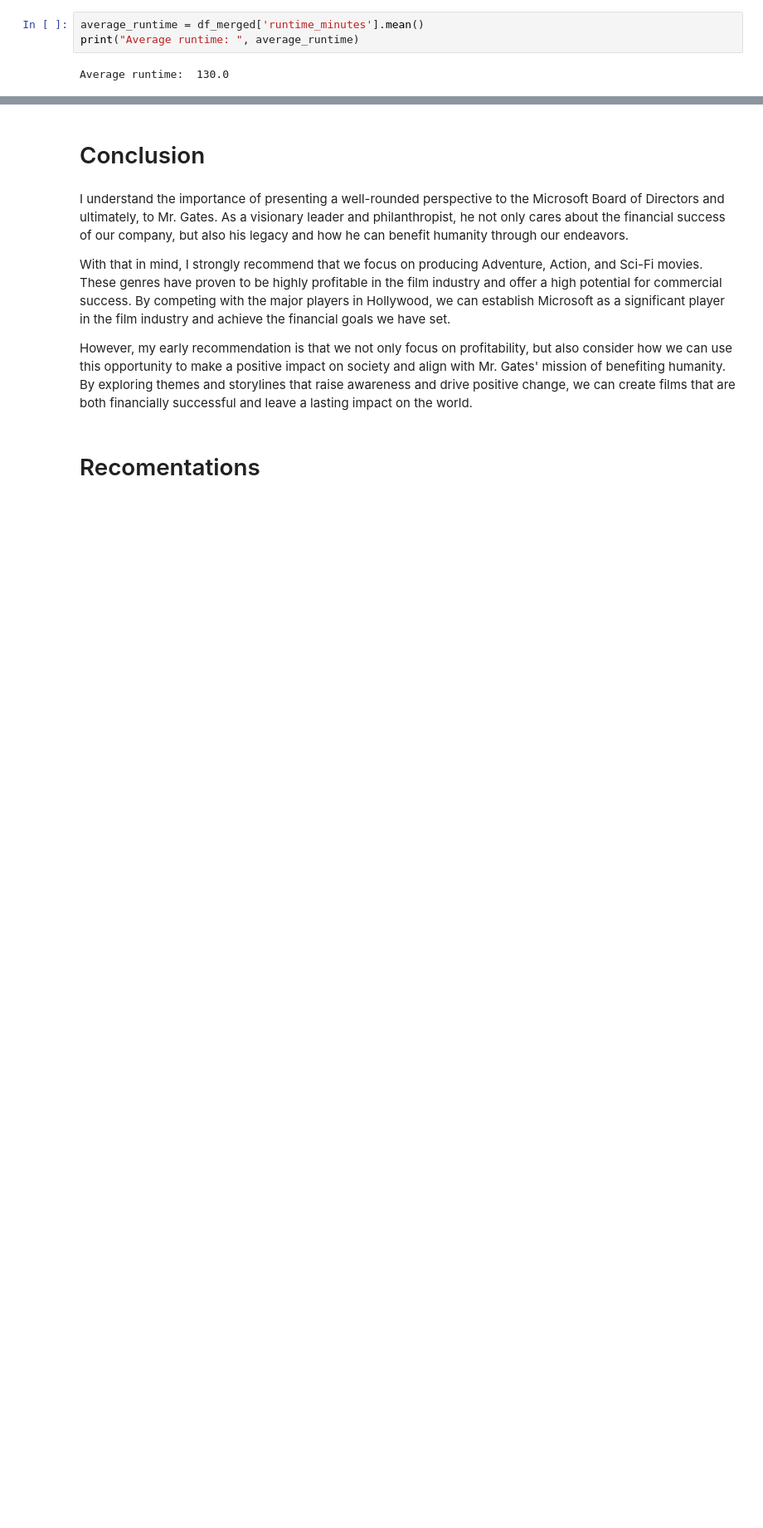
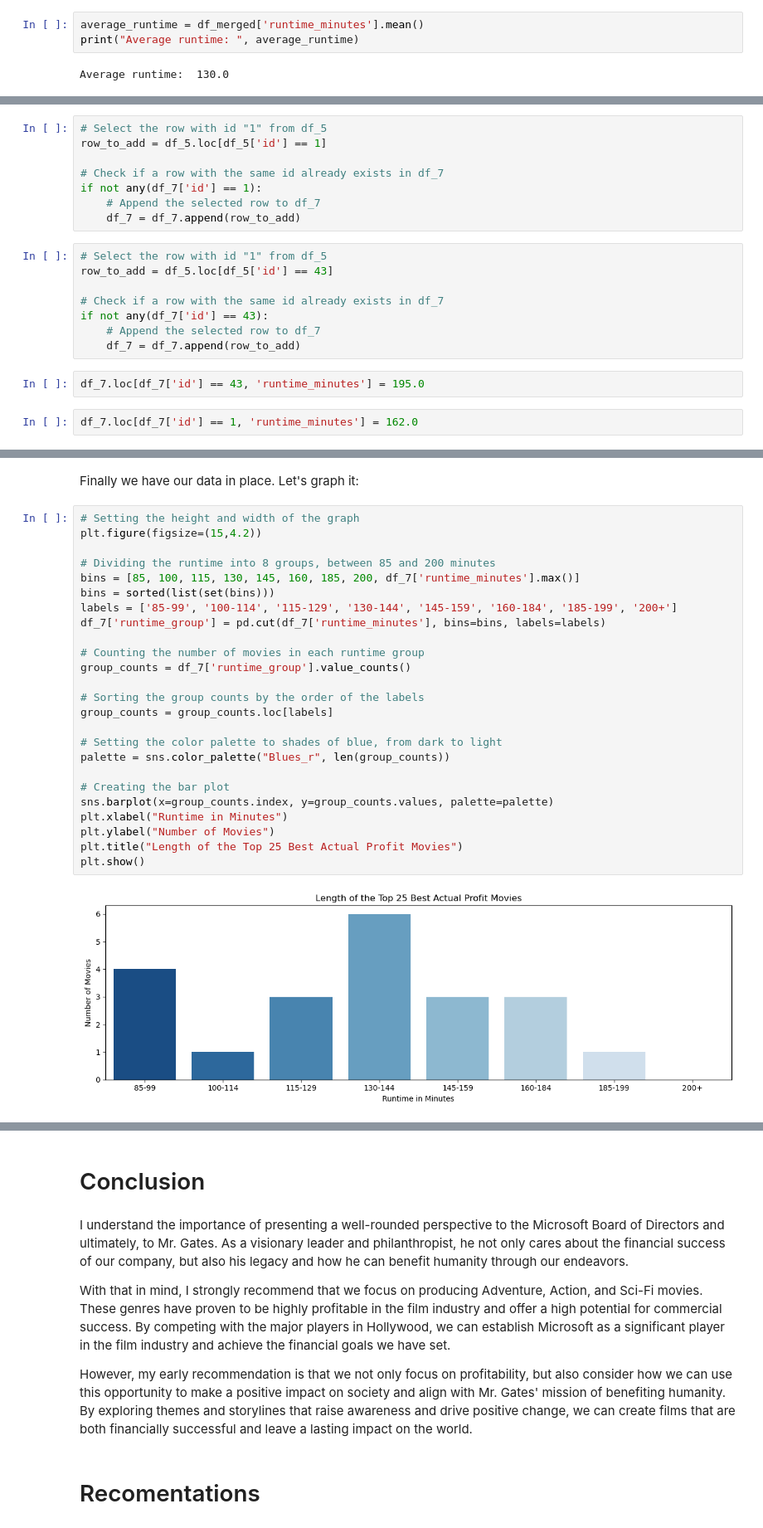
Before and after one commit to rafvrab/Microsoft_Film_Proposal, a Jupyter notebook: Notebook.ipynb, the cells around one changed output, grey strips where cells are left out. Shown at 83% size. Drawn from its saved outputs; the diff is of its cells as text; blank space fills up the shorter version.

```diff
--- a/Notebook.ipynb
+++ b/Notebook.ipynb
@@ -637,0 +667,20 @@ As consistent with the previous analysis, 130 minutes length is the appropriate
+# %%
+# Select the row with id "1" from df_5
+row_to_add = df_5.loc[df_5['id'] == 1]
+
+# Check if a row with the same id already exists in df_7
+if not any(df_7['id'] == 1):
+    # Append the selected row to df_7
+    df_7 = df_7.append(row_to_add)
+# %%
+# Select the row with id "1" from df_5
+row_to_add = df_5.loc[df_5['id'] == 43]
+
+# Check if a row with the same id already exists in df_7
+if not any(df_7['id'] == 43):
+    # Append the selected row to df_7
+    df_7 = df_7.append(row_to_add)
+# %%
+df_7.loc[df_7['id'] == 43, 'runtime_minutes'] = 195.0
+# %%
+df_7.loc[df_7['id'] == 1, 'runtime_minutes'] = 162.0
@@ -637,0 +708,29 @@ As consistent with the previous analysis, 130 minutes length is the appropriate
+# %% [markdown]
+Finally we have our data in place. Let's graph it:
+# %%
+# Setting the height and width of the graph
+plt.figure(figsize=(15,4.2))
+
+# Dividing the runtime into 8 groups, between 85 and 200 minutes
+bins = [85, 100, 115, 130, 145, 160, 185, 200, df_7['runtime_minutes'].max()]
+bins = sorted(list(set(bins)))
+labels = ['85-99', '100-114', '115-129', '130-144', '145-159', '160-184', '185-199', '200+']
+df_7['runtime_group'] = pd.cut(df_7['runtime_minutes'], bins=bins, labels=labels)
+
+# Counting the number of movies in each runtime group
+group_counts = df_7['runtime_group'].value_counts()
+
+# Sorting the group counts by the order of the labels
+group_counts = group_counts.loc[labels]
+
+# Setting the color palette to shades of blue, from dark to light
+palette = sns.color_palette("Blues_r", len(group_counts))
+
+# Creating the bar plot
+sns.barplot(x=group_counts.index, y=group_counts.values, palette=palette)
+plt.xlabel("Runtime in Minutes")
+plt.ylabel("Number of Movies")
+plt.title("Length of the Top 25 Best Actual Profit Movies")
+plt.show()
+# %% [output]
+[figure, added]
```
Also changed, not shown: parts of 10 cells of this notebook.
